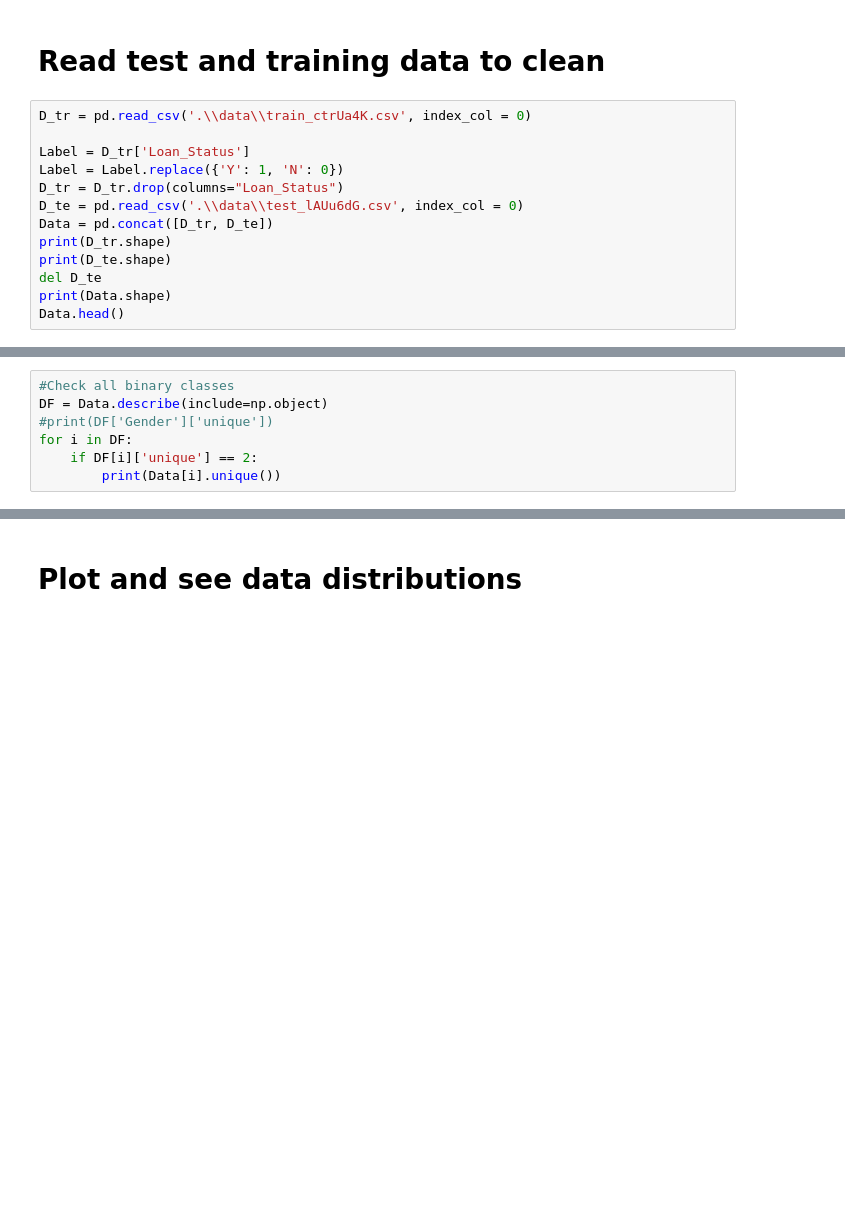
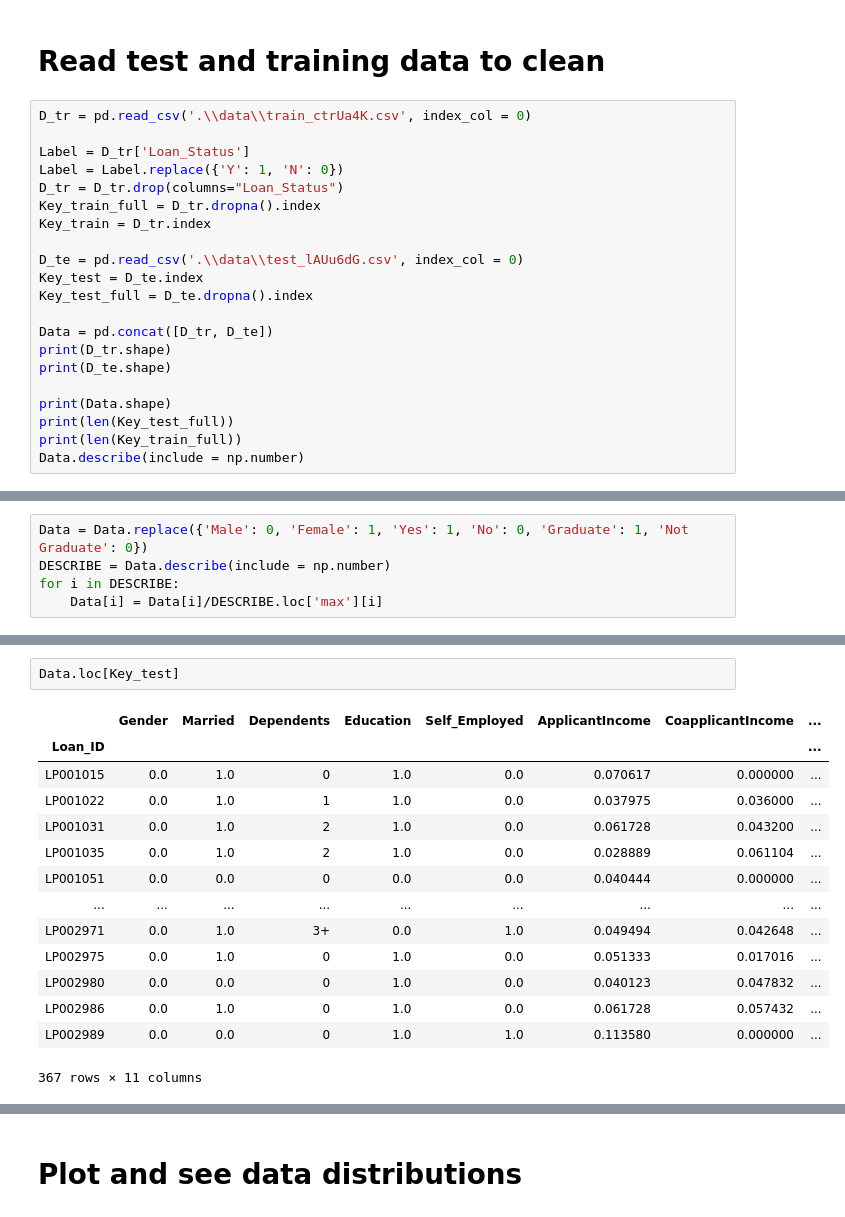
Before and after one commit to Kamin-At/Loan_prediction, a Jupyter notebook: Data_cleaning.ipynb, the cells around one changed output, grey strips where cells are left out. Cells and saved outputs as stored; diff of their text form; blank space fills up the shorter version.

```diff
--- a/Data_cleaning.ipynb
+++ b/Data_cleaning.ipynb
@@ -13,10 +15,18 @@ D_tr = pd.read_csv('.\\data\\train_ctrUa4K.csv', index_col = 0)
 Label = D_tr['Loan_Status']
 Label = Label.replace({'Y': 1, 'N': 0})
 D_tr = D_tr.drop(columns="Loan_Status")
+Key_train_full = D_tr.dropna().index
+Key_train = D_tr.index
+
 D_te = pd.read_csv('.\\data\\test_lAUu6dG.csv', index_col = 0)
+Key_test = D_te.index
+Key_test_full = D_te.dropna().index
+
 Data = pd.concat([D_tr, D_te])
 print(D_tr.shape)
 print(D_te.shape)
-del D_te
+
 print(Data.shape)
-Data.head()
+print(len(Key_test_full))
+print(len(Key_train_full))
+Data.describe(include = np.number)
@@ -74,7 +47,0 @@ def Replace_nan_Self_Employed(col):
-# %%
-#Check all binary classes
-DF = Data.describe(include=np.object)
-#print(DF['Gender']['unique'])
-for i in DF:
-    if DF[i]['unique'] == 2:
-        print(Data[i].unique())
@@ -85,0 +58,5 @@ for i in DF:
+# %%
+Data = Data.replace({'Male': 0, 'Female': 1, 'Yes': 1, 'No': 0, 'Graduate': 1, 'Not Graduate': 0})
+DESCRIBE = Data.describe(include = np.number)
+for i in DESCRIBE:
+    Data[i] = Data[i]/DESCRIBE.loc['max'][i]
@@ -86 +142,18 @@ for i in DF:
+# %%
+Data.loc[Key_test]
+# %% [output]
+|  | Gender | Married | Dependents | Education | Self_Employed | ApplicantIncome | CoapplicantIncome | ... |
+| Loan_ID |  |  |  |  |  |  |  | ... |
+| LP001015 | 0.0 | 1.0 | 0 | 1.0 | 0.0 | 0.070617 | 0.000000 | ... |
+| LP001022 | 0.0 | 1.0 | 1 | 1.0 | 0.0 | 0.037975 | 0.036000 | ... |
+| LP001031 | 0.0 | 1.0 | 2 | 1.0 | 0.0 | 0.061728 | 0.043200 | ... |
+| LP001035 | 0.0 | 1.0 | 2 | 1.0 | 0.0 | 0.028889 | 0.061104 | ... |
+| LP001051 | 0.0 | 0.0 | 0 | 0.0 | 0.0 | 0.040444 | 0.000000 | ... |
+| ... | ... | ... | ... | ... | ... | ... | ... | ... |
+| LP002971 | 0.0 | 1.0 | 3+ | 0.0 | 1.0 | 0.049494 | 0.042648 | ... |
+| LP002975 | 0.0 | 1.0 | 0 | 1.0 | 0.0 | 0.051333 | 0.017016 | ... |
+| LP002980 | 0.0 | 0.0 | 0 | 1.0 | 0.0 | 0.040123 | 0.047832 | ... |
+| LP002986 | 0.0 | 1.0 | 0 | 1.0 | 0.0 | 0.061728 | 0.057432 | ... |
+| LP002989 | 0.0 | 0.0 | 0 | 1.0 | 1.0 | 0.113580 | 0.000000 | ... |
+367 rows × 11 columns
 # %%
```
Also changed, not shown: parts of 13 cells of this notebook, 2 other files.
